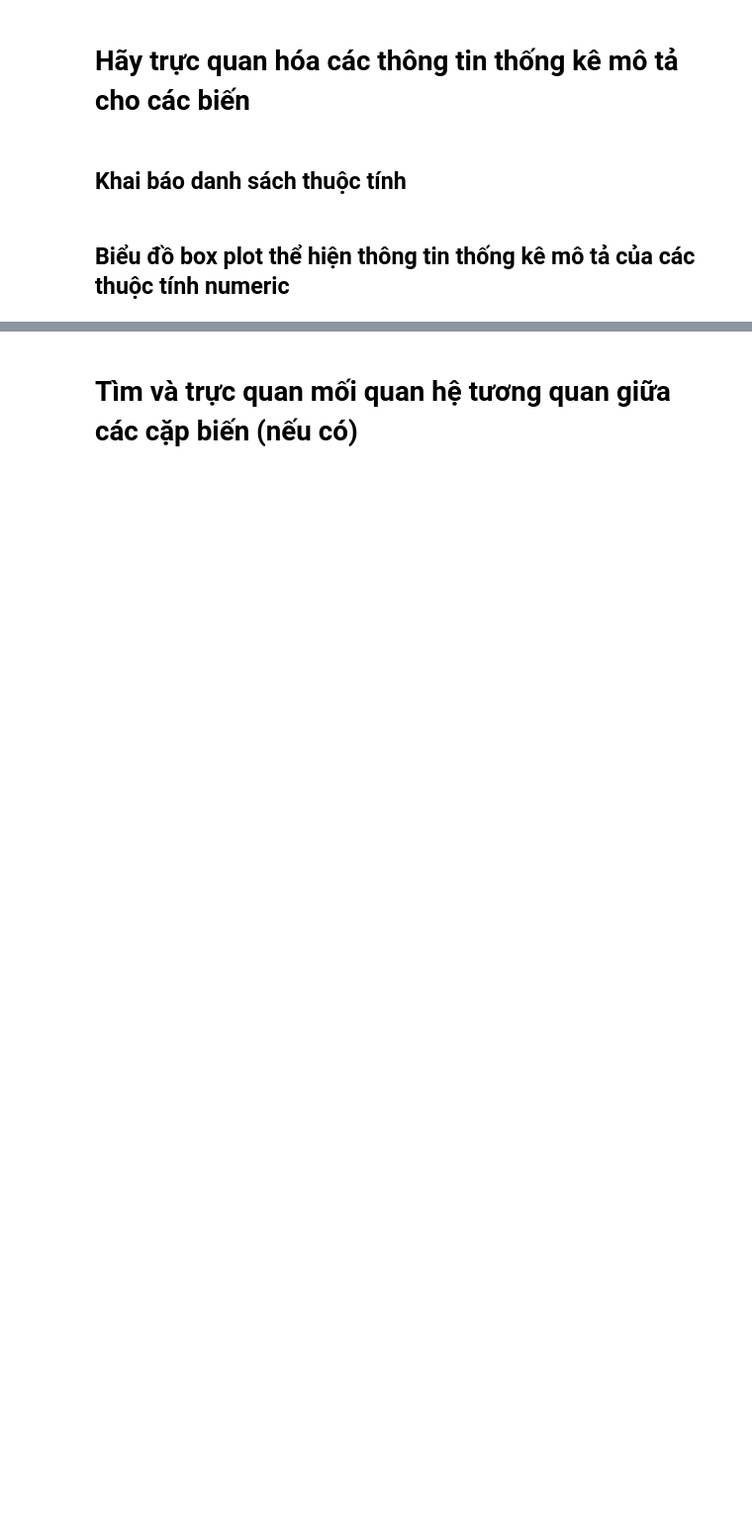
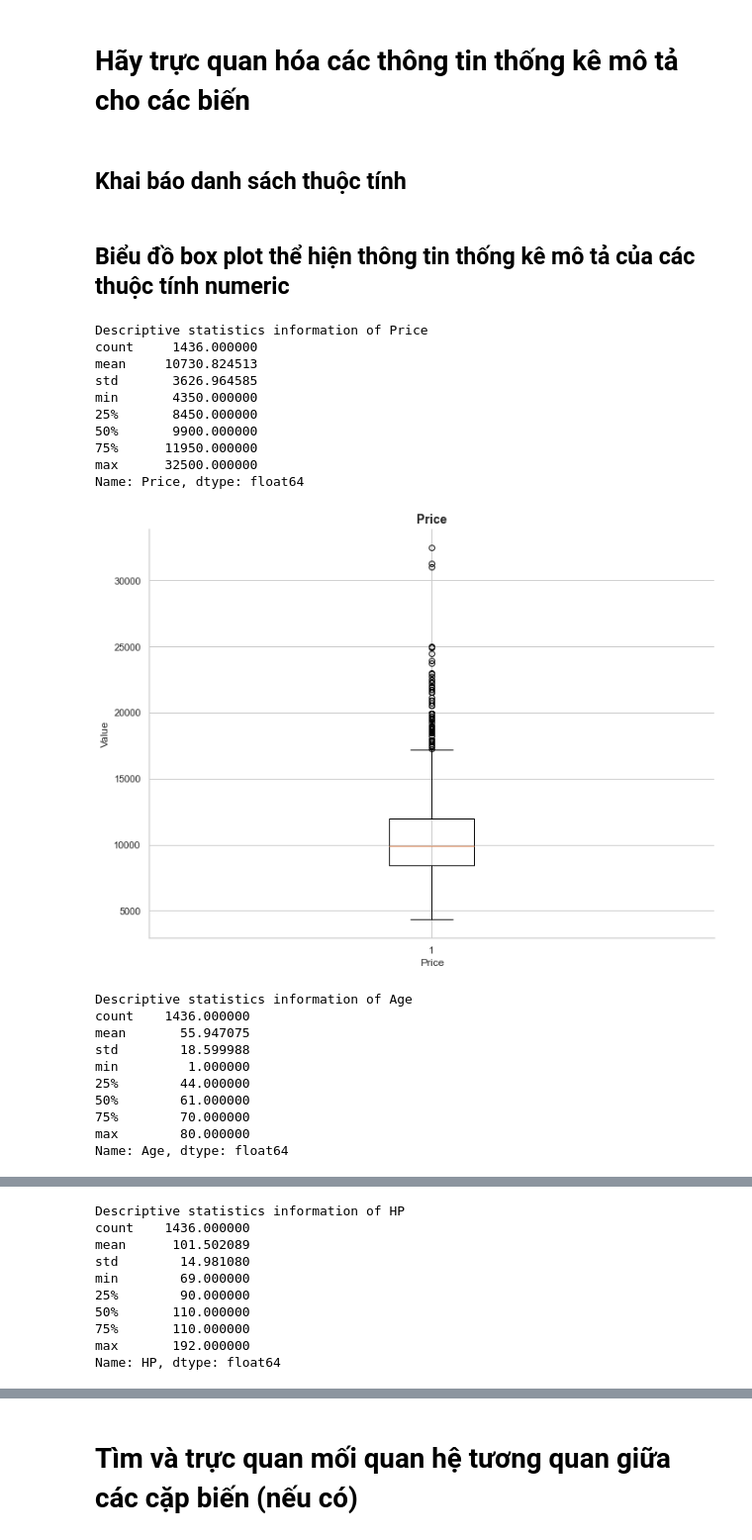
Before and after one commit to ysdnate/CK_DV_cn, a Jupyter notebook: 19120688.ipynb, the cells around one changed output, grey strips where cells are left out. Shown at 99% size. Drawn from its saved outputs; the diff is of its cells as text; code cells hidden in the pictures; blank space fills up the shorter version.

```diff
--- a/19120688.ipynb
+++ b/19120688.ipynb
@@ -12,0 +15,3 @@ data = data.dropna()
+# %%
+sns.set(style="white")
+sns.set(style="whitegrid", color_codes=True)
@@ -27,18 +37,38 @@ categorical_list = ['Fuel_Type', 'Metallic', 'Automatic', 'Color']
 # %%
 for x in numeric_list:
     print("Descriptive statistics information of", x)
     print(data[x].describe())
     fig_obj = plt.figure(figsize=(10, 7.5))
     ax = plt.subplot(111)
-    ax.spines["bottom"].set_visible(True)  # Set the spines, or box bounds visibility
+    ax.spines["bottom"].set_visible(True)
     ax.spines["left"].set_visible(True)
     ax.spines['right'].set_visible(False)
     ax.spines['top'].set_visible(False)
-    ''' Plot the histogram of '''
     p = plt.boxplot(data[x])
     plt.title(x, fontsize=14, fontweight='bold')
-    ''' Save figure '''
     plt.xlabel(x)
     plt.ylabel("Value")
     plt.tight_layout()
     plt.show()
+# %% [output]
+Descriptive statistics information of Price
+count     1436.000000
+mean     10730.824513
+std       3626.964585
+min       4350.000000
+25%       8450.000000
+50%       9900.000000
+75%      11950.000000
+max      32500.000000
+Name: Price, dtype: float64
+[figure, added]
+Descriptive statistics information of Age
+count    1436.000000
+mean       55.947075
+std        18.599988
+min         1.000000
+25%        44.000000
+50%        61.000000
+75%        70.000000
+max        80.000000
+Name: Age, dtype: float64
@@ -44,0 +76,10 @@ for x in numeric_list:
+Descriptive statistics information of HP
+count    1436.000000
+mean      101.502089
+std        14.981080
+min        69.000000
+25%        90.000000
+50%       110.000000
+75%       110.000000
+max       192.000000
+Name: HP, dtype: float64
```
Also changed, not shown: parts of 37 cells of this notebook, 1 other file.
